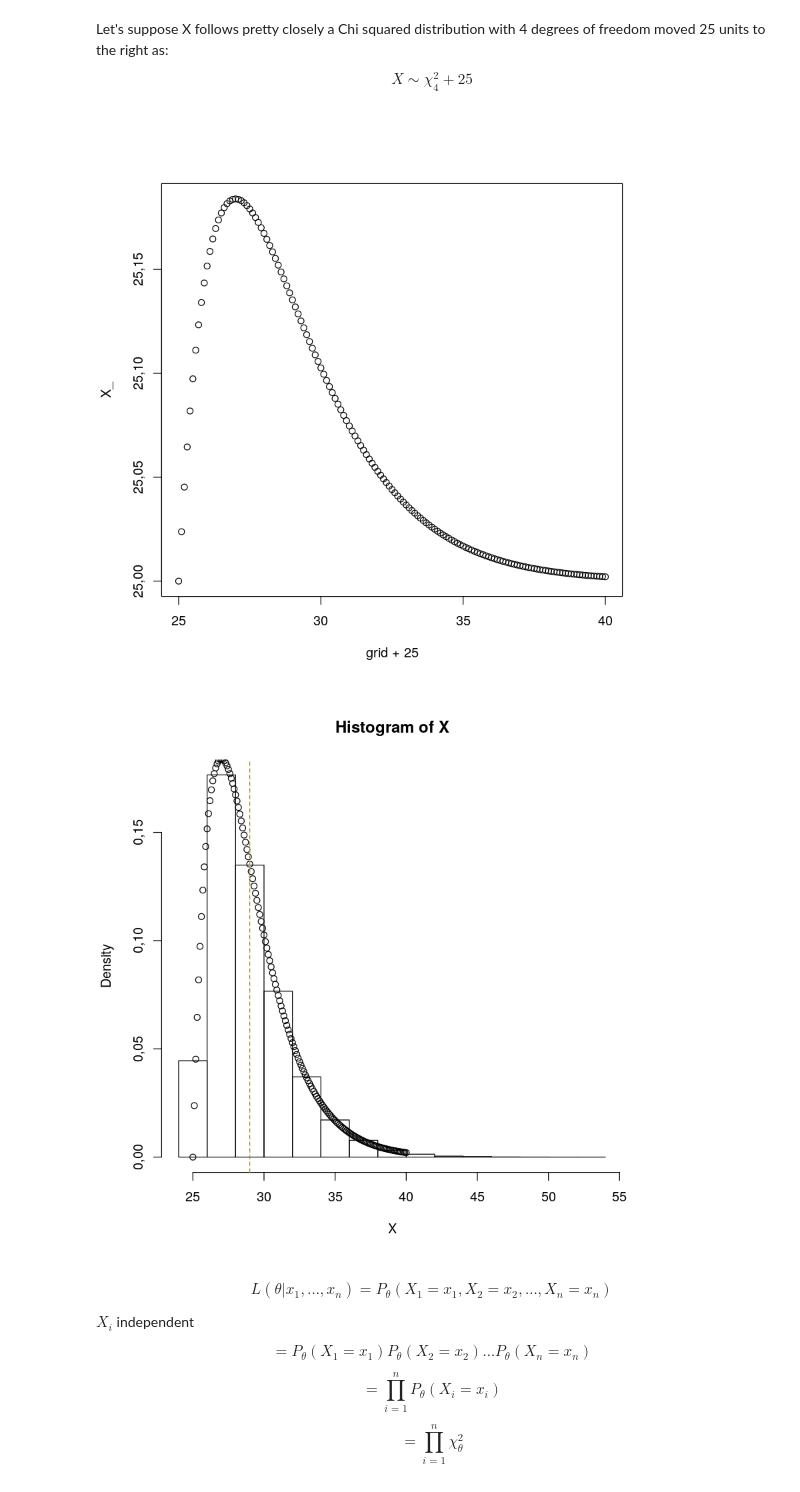
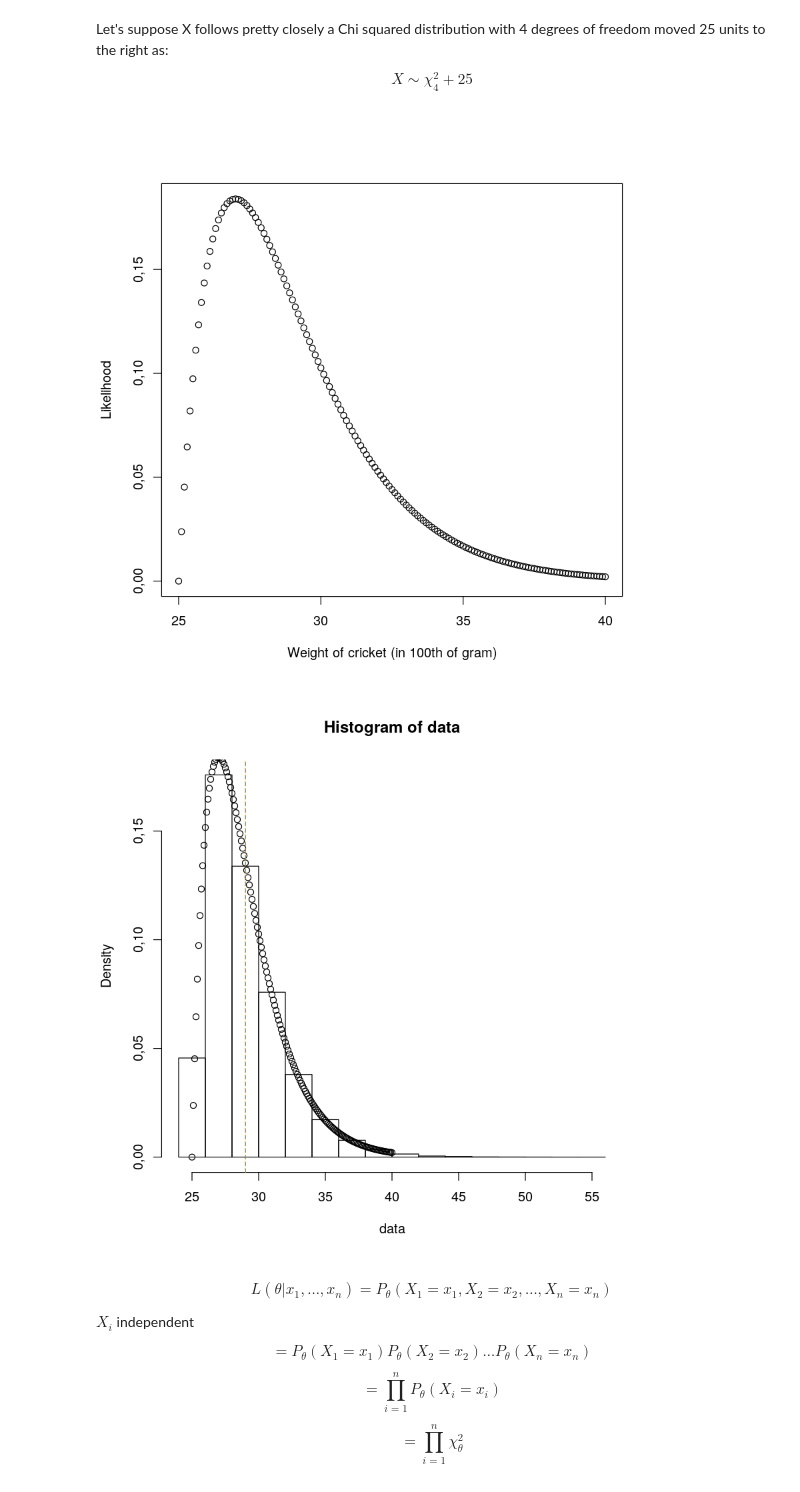
Before and after one commit to LecJackS/Probabilidades-y-Estadistica-2019-2doC, a Jupyter notebook: Likelihood.ipynb, the cells around one changed output. Drawn from its saved outputs; the diff is of its cells as text; code cells hidden in the pictures.

Commit message:
update on likelihood

```diff
--- a/Likelihood.ipynb
+++ b/Likelihood.ipynb
@@ -14,18 +43,20 @@ df = 4
 # %%
 grid <- seq(0, 15, 0.1)
 Chi <- dchisq(grid, df=df)
-X_ <- Chi + 25
-plot(grid+25, X_)
+X <- Chi
+plot(grid+25, X,
+     xlab='Weight of cricket (in 100th of gram)',
+     ylab='Likelihood')
 # %% [output]
-[figure, old version]
+[figure, new version]
 # %%
-X <- rchisq(n=100000, df=df) + 25
-hist(X, freq=FALSE)
+data <- rchisq(n=100000, df=df) + 25
+hist(data, freq=FALSE)
 points(grid+25, Chi, pty=3)
-abline(v=mean(X), col="steelblue", lty=2)
+abline(v=mean(data), col="steelblue", lty=2)
 abline(v=df+ 25, col="orange", lty=3)
 # %% [output]
-[figure, old version]
+[figure, new version]
 # %% [markdown]
 $$L(\theta | x_1, \dots, x_n) = P_\theta(X_1=x_1, X_2=x_2, \dots, X_n=x_n)$$
 
```
Also changed, not shown: parts of 8 cells of this notebook.
